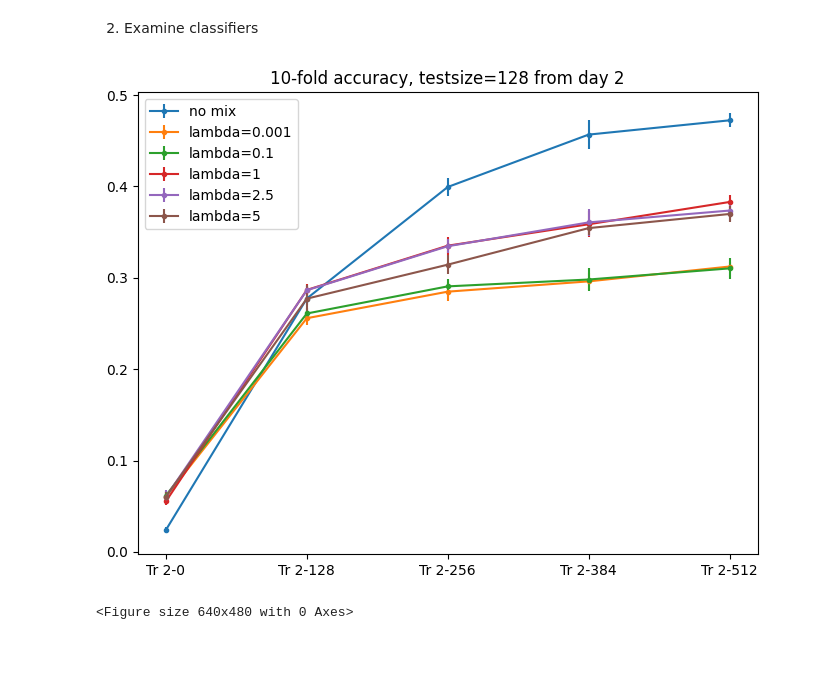
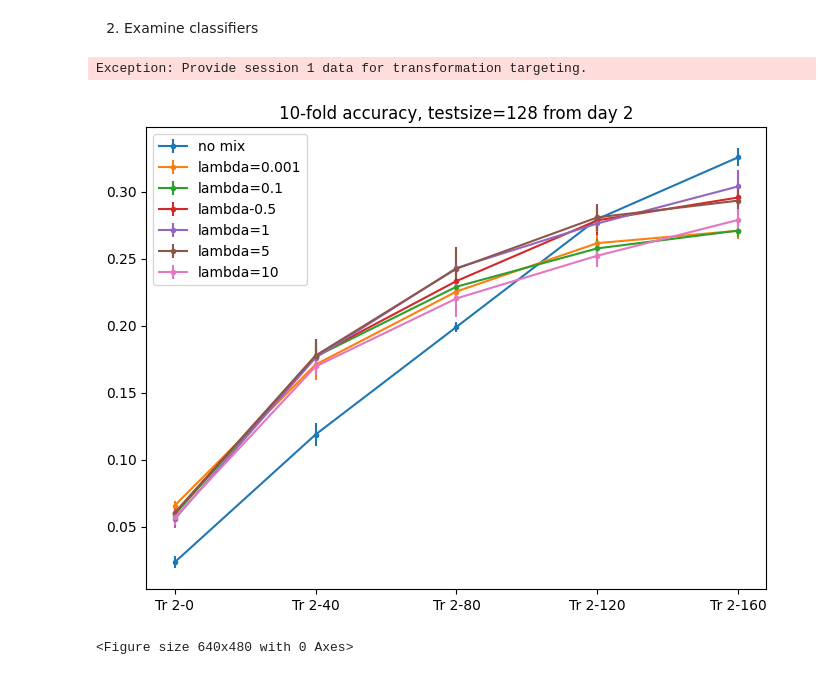
Before and after one commit to ctu-3u/speechBCI, a Jupyter notebook: Practice/speech_neuroprosthesis/0416_phone_classi.ipynb, the cells around one changed output. Cells and saved outputs as stored; diff of their text form; code cells hidden in the pictures.

```diff
--- a/Practice/speech_neuroprosthesis/0416_phone_classi.ipynb
+++ b/Practice/speech_neuroprosthesis/0416_phone_classi.ipynb
@@ -79,16 +60,17 @@ phonemes_neuralact, classifier_labels, classifier_features = \
 # %% [markdown]
 2. Examine classifiers
 # %%
-output_file = r"F:\RiceStudy\BCI\log\0418_learningcurve_1n2_1.xlsx"
+output_file = r"F:\RiceStudy\BCI\log\0418_learningcurve_2nd_1.xlsx"
 
 lamb = 1
 
 num_case = 5
 train1 = 512
+train2_i, train2_st, train2_step = 0, 160, 40
 test2 = 128
 if_trans = True
 trainsets1 = train1*np.ones(num_case)
-trainsets2 = np.arange(0, 160+1, 40)
+trainsets2 = np.arange(train2_i, train2_st+1, train2_step)
 testsets2 = test2*np.ones(num_case)
 boolstrans = [if_trans for _ in range(num_case)]
 
@@ -97,38 +79,42 @@ boolstrans = [if_trans for _ in range(num_case)]
 accu = lpred.examine_classifiers(classifier_features, classifier_labels, classifier_features_s2, classifier_labels_s2, output_file, \
                           trainsets1, trainsets2, testsets2, boolstrans, lamb=lamb, rounds=5)
 try:
-    accuracies = np.concatenate((accuracies, accu), axis = 0)
+    accuracies.append(accu)
 except NameError:
-    accuracies = accu
+    accuracies = []
+    accuracies.append(accu)
+# %% [output]
+Exception: Provide session 1 data for transformation targeting.
 # %%
 """Visualize the mix prediction (classifier) learning curves"""
 
 # give the filepaths to read-in if you want learning curve visualizer to read data from files
-filepaths = np.array([r"F:\RiceStudy\BCI\log\0417_learningcurve_only2.xlsx",\
-             r"F:\RiceStudy\BCI\log\0417_learningcurve_1n2_001.xlsx",\
-             r"F:\RiceStudy\BCI\log\0417_learningcurve_1n2_01.xlsx",\
-             r"F:\RiceStudy\BCI\log\0417_learningcurve_1n2_1.xlsx",\
-             r"F:\RiceStudy\BCI\log\0417_learningcurve_1n2_2p5.xlsx",\
-                r"F:\RiceStudy\BCI\log\0417_learningcurve_1n2_5.xlsx"])
+filepaths = np.array([r"F:\RiceStudy\BCI\log\0418_learningcurve_only2.xlsx",\
+             r"F:\RiceStudy\BCI\log\0418_learningcurve_1n2_001.xlsx",\
+             r"F:\RiceStudy\BCI\log\0418_learningcurve_1n2_01.xlsx",\
+             r"F:\RiceStudy\BCI\log\0418_learningcurve_1n2_05.xlsx",\
+             r"F:\RiceStudy\BCI\log\0418_learningcurve_1n2_1.xlsx",\
+                r"F:\RiceStudy\BCI\log\0418_learningcurve_1n2_5.xlsx",\
+                    r"F:\RiceStudy\BCI\log\0418_learningcurve_1n2_10.xlsx"])
 
 file_read = False
 if file_read:
     results = filepaths
 else:
-    reults = accuracies
+    results = np.stack(accuracies)
 output = r"F:\RiceStudy\BCI\log\0417_learningcurves.png"
-cases = ["no mix", "lambda=0.001", "lambda=0.1", "lambda=0.5", "lambda=1", "lambda=5", "lambda=10"]
+cases = ["no mix", "lambda=0.001", "lambda=0.1", "lambda-0.5", "lambda=1", "lambda=5", "lambda=10"]
 title = "10-fold accuracy, testsize=128 from day 2"
-trials = ["Tr 2-0", "Tr 2-128", "Tr 2-256", "Tr 2-384", "Tr 2-512"]
+trials = ["Tr 2-0", "Tr 2-40", "Tr 2-80", "Tr 2-120", "Tr 2-160"]
 
 xtk = [range(len(trials)), trials]
 lvisu.learning_curves(results, output, cases, title, xtk)
 
 try: # delete the name of accuracies for the next time's examination
     del accuracies
     gc.collect()
 except NameError:
     pass
 # %% [output]
-[figure, old version]
+[figure, new version]
 <Figure size 640x480 with 0 Axes>
```
Also changed, not shown: parts of 1 cell of this notebook, 1 other file.
